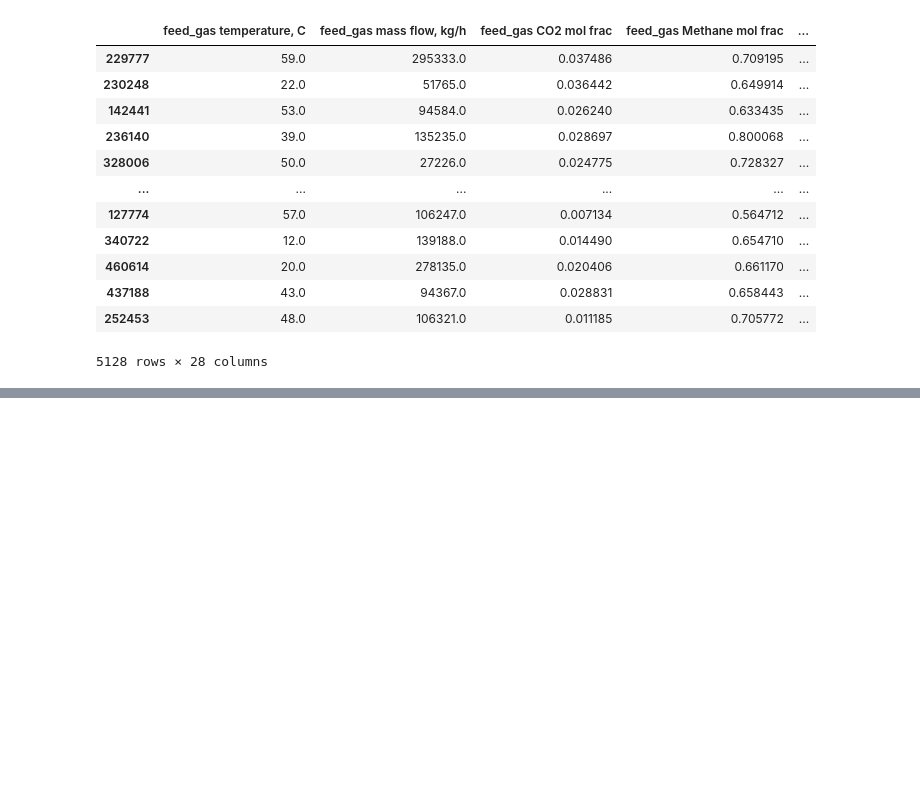
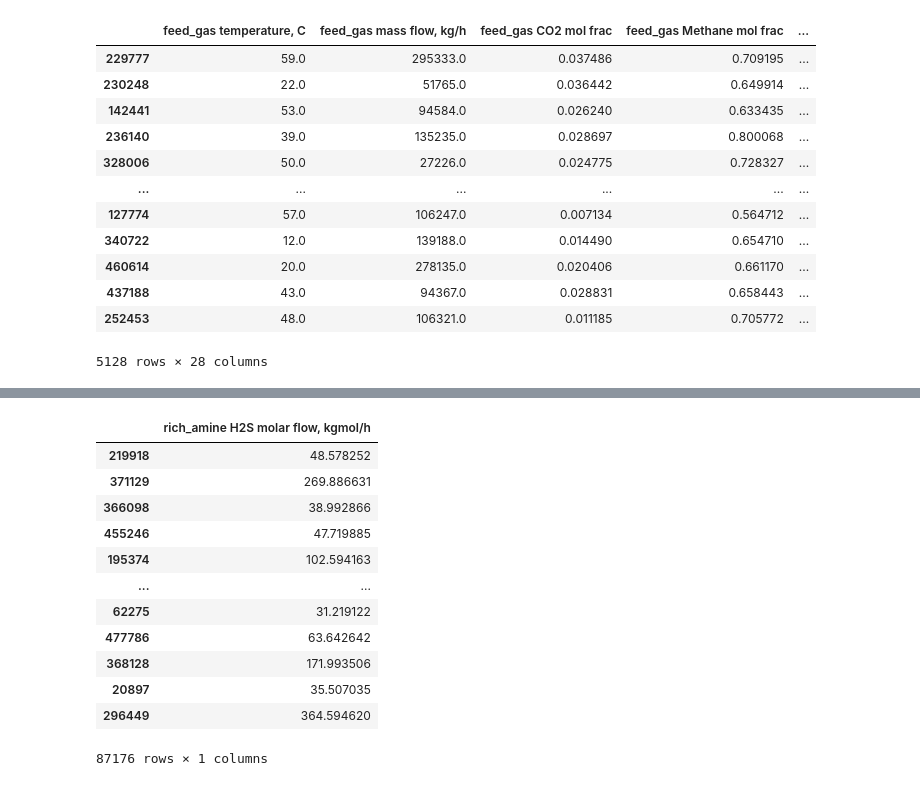
Before and after one commit to Rus-tam/AI_models, a Jupyter notebook: amine_treatment_05_12_2023.ipynb, the cells around one changed output, grey strips where cells are left out. Cells and saved outputs as stored; diff of their text form; code cells hidden in the pictures; blank space fills up the shorter version.

```diff
--- a/amine_treatment_05_12_2023.ipynb
+++ b/amine_treatment_05_12_2023.ipynb
@@ -303,0 +348,8 @@ X_train_normal.shape, y_train.shape
+# %%
+data['rich_amine molar flow, kgmol/h'] = data['rich_amine mass flow, kg/h'] / data['rich_amine molecular weight']
+data['rich_amine H2S molar flow, kgmol/h'] = data['rich_amine molar flow, kgmol/h'] * data['rich_amine H2S mol frac']
+data['feed_gas molar flow, kgmol/h'] = data['feed_gas mass flow, kg/h'] / data['feed_gas molecular weight']
+data['feed_gas H2S molar flow, kgmol/h'] = data['feed_gas molar flow, kgmol/h'] * data['feed_gas H2S mol frac']
+
+data['lean_amine molar flow, kgmol/h'] = data['lean_amine mass flow, kg/h'] / data['lean_amine molecular weight']
+data['lean_amine H2S molar flow, kgmol/h'] = data['lean_amine molar flow, kgmol/h'] * data['lean_amine H2S mol frac']
@@ -303,0 +376,3 @@ X_train_normal.shape, y_train.shape
+# %%
+mini_data = data.sample(frac=0.85)
+len(mini_data)
@@ -303,0 +401,14 @@ X_train_normal.shape, y_train.shape
+# %%
+sulphur = mini_data[[
+    'feed_gas temperature, C', 'feed_gas mass flow, kg/h', 'feed_gas CO2 mol frac', 'feed_gas Methane mol frac',
+    'feed_gas Ethane mol frac', 'feed_gas Propane mol frac', 'feed_gas i-Butane mol frac', 'feed_gas n-Butane mol frac',
+    'feed_gas i-Pentane mol frac', 'feed_gas n-Pentane mol frac', 'feed_gas H2S mol frac', 'feed_gas H2O mol frac',
+    'feed_gas MDEAmine mol frac', 'feed_gas molar flow, kgmol/h', 'feed_gas H2S molar flow, kgmol/h',
+    'lean_amine temperature, C', 'lean_amine mass flow, kg/h', 'lean_amine CO2 mol frac',
+    'lean_amine Methane mol frac', 'lean_amine Ethane mol frac', 'lean_amine Propane mol frac',
+    'lean_amine i-Butane mol frac', 'lean_amine n-Butane mol frac', 'lean_amine i-Pentane mol frac',
+    'lean_amine n-Pentane mol frac', 'lean_amine H2S mol frac', 'lean_amine H2O mol frac', 'lean_amine MDEAmine mol frac',
+    'lean_amine molar flow, kgmol/h', 'lean_amine H2S molar flow, kgmol/h',
+    'rich_amine temperature, C', 'rich_amine mass flow, kg/h', 'rich_amine molecular weight', 'rich_amine H2S mol frac',
+    'rich_amine molar flow, kgmol/h', 'rich_amine H2S molar flow, kgmol/h'
+]]
@@ -425 +537,17 @@ plt.scatter(mini_data['rich_amine H2S mol frac'], mini_data["steps"]);
+# %%
+y_test
+# %% [output]
+|  | rich_amine H2S molar flow, kgmol/h |
+| 219918 | 48.578252 |
+| 371129 | 269.886631 |
+| 366098 | 38.992866 |
+| 455246 | 47.719885 |
+| 195374 | 102.594163 |
+| ... | ... |
+| 62275 | 31.219122 |
+| 477786 | 63.642642 |
+| 368128 | 171.993506 |
+| 20897 | 35.507035 |
+| 296449 | 364.594620 |
+87176 rows × 1 columns
 # %%
```
Also changed, not shown: parts of 30 cells of this notebook, 3 other files.
